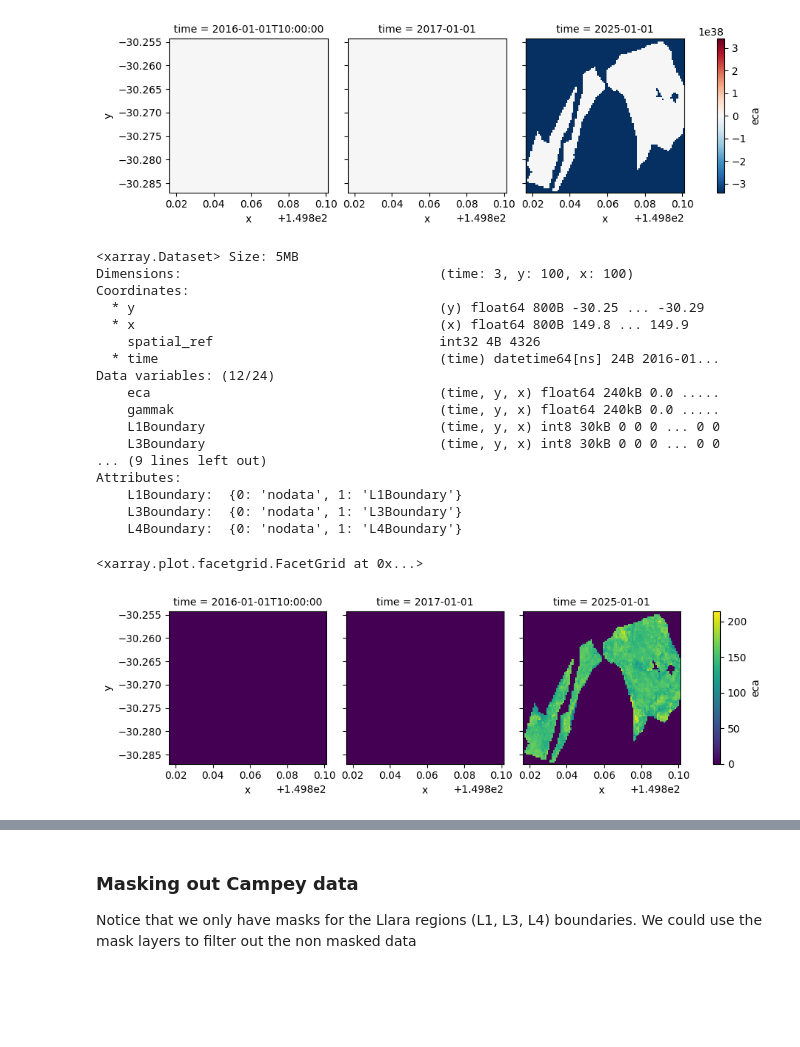
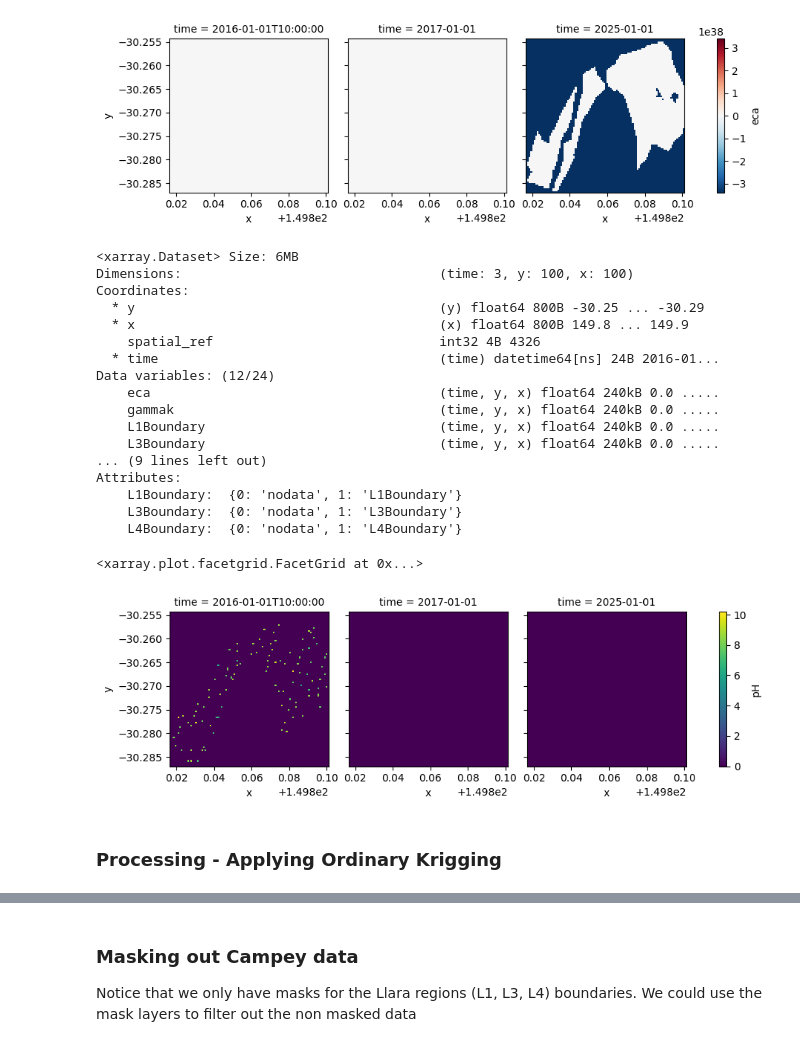
Before and after one commit to aus-plant-phenomics-network/mccn-case-studies, a Jupyter notebook: Case 7/MCCN-CASE 7 scenario 1.ipynb, the cells around one changed output, grey strips where cells are left out. Saved outputs shown, nothing was run; the diff lists cells and outputs as text; code cells hidden in the pictures; blank space fills up the shorter version.

Commit message:
feat: case study 7 Krigging + Clustering

```diff
--- a/Case 7/MCCN-CASE 7 scenario 1.ipynb
+++ b/Case 7/MCCN-CASE 7 scenario 1.ipynb
@@ -93,10 +94,10 @@ raw_ds["eca"].plot(x="x", y="y", col="time", col_wrap=3)
 <xarray.plot.facetgrid.FacetGrid at 0x...>
 [figure]
 # %%
-proc_ds = raw_ds.where((-1e3 <= raw_ds) & (raw_ds <= 1e3), 0)
+proc_ds = raw_ds.where((-1e3 <= raw_ds) & (raw_ds <= 1e3), np.nan)
 proc_ds
 # %% [output]
-<xarray.Dataset> Size: 5MB
+<xarray.Dataset> Size: 6MB
 Dimensions:                                 (time: 3, y: 100, x: 100)
 Coordinates:
   * y                                       (y) float64 800B -30.25 ... -30.29
@@ -106,15 +107,15 @@ Coordinates:
 Data variables: (12/24)
     eca                                     (time, y, x) float64 240kB 0.0 .....
     gammak                                  (time, y, x) float64 240kB 0.0 .....
-    L1Boundary                              (time, y, x) int8 30kB 0 0 0 ... 0 0
-    L3Boundary                              (time, y, x) int8 30kB 0 0 0 ... 0 0
+    L1Boundary                              (time, y, x) float64 240kB 0.0 .....
+    L3Boundary                              (time, y, x) float64 240kB 0.0 .....
 ... (9 lines left out)
 Attributes:
     L1Boundary:  {0: 'nodata', 1: 'L1Boundary'}
     L3Boundary:  {0: 'nodata', 1: 'L3Boundary'}
     L4Boundary:  {0: 'nodata', 1: 'L4Boundary'}
 # %%
-proc_ds["eca"].plot(x="x", y="y", col="time", col_wrap=3)
+proc_ds["pH"].plot(x="x", y="y", col="time", col_wrap=3)
 # %% [output]
 <xarray.plot.facetgrid.FacetGrid at 0x...>
-[figure, old version]
+[figure, new version]
@@ -124,0 +122,2 @@ for var in proc_ds.data_vars.keys():
+# %% [markdown]
+### Processing - Applying Ordinary Krigging
```
Also changed, not shown: parts of 17 cells of this notebook, 3 other files.
